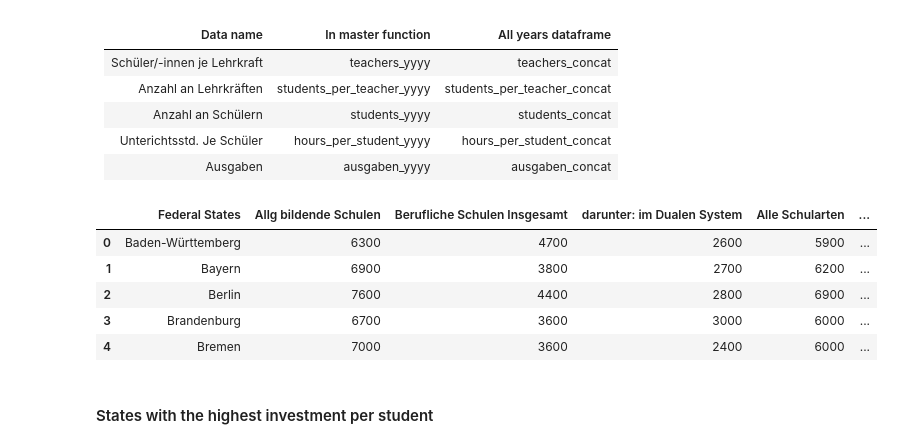
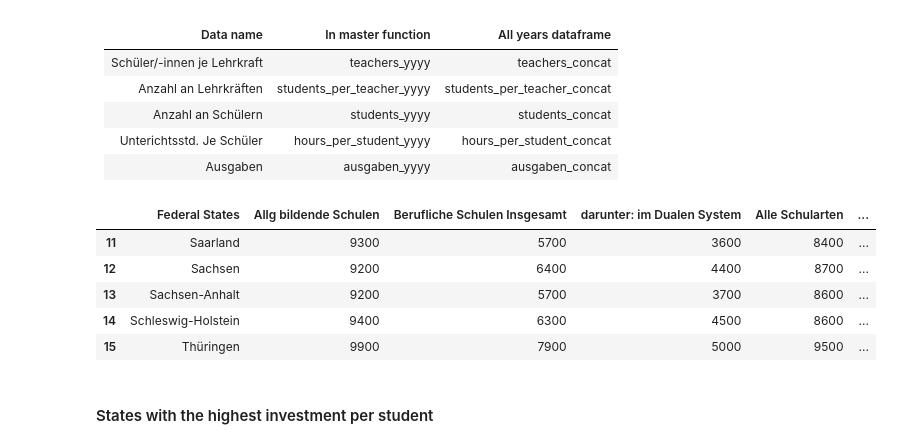
Before and after one commit to Stargazer-ger/capstone_project_hh_23_1, a Jupyter notebook: ausgaben_kk1_dr.ipynb, the cells around one changed output. Cells and saved outputs as stored; diff of their text form; code cells hidden in the pictures.

```diff
--- a/ausgaben_kk1_dr.ipynb
+++ b/ausgaben_kk1_dr.ipynb
@@ -18,14 +18,14 @@ import matplotlib.pyplot as plt
 
 from master_dr import ausgaben_concat
 # %%
-ausgaben_concat.head()
+ausgaben_concat.tail()
 # %% [output]
 |  | Federal States | Allg bildende Schulen | Berufliche Schulen Insgesamt | darunter: im Dualen System | Alle Schularten | ... |
-| 0 | Baden-Württemberg | 6300 | 4700 | 2600 | 5900 | ... |
-| 1 | Bayern | 6900 | 3800 | 2700 | 6200 | ... |
-| 2 | Berlin | 7600 | 4400 | 2800 | 6900 | ... |
-| 3 | Brandenburg | 6700 | 3600 | 3000 | 6000 | ... |
-| 4 | Bremen | 7000 | 3600 | 2400 | 6000 | ... |
+| 11 | Saarland | 9300 | 5700 | 3600 | 8400 | ... |
+| 12 | Sachsen | 9200 | 6400 | 4400 | 8700 | ... |
+| 13 | Sachsen-Anhalt | 9200 | 5700 | 3700 | 8600 | ... |
+| 14 | Schleswig-Holstein | 9400 | 6300 | 4500 | 8600 | ... |
+| 15 | Thüringen | 9900 | 7900 | 5000 | 9500 | ... |
 # %%
 #ausgaben_concat['Abitur Schuler'] = ausgaben_concat['Allg bildende Schulen'] + ausgaben_concat['Gymnasien']+ ausgaben_concat['Integrierte Gesamt schulen'] / 3
 # %% [markdown]
```
Also changed, not shown: parts of 8 cells of this notebook, 3 other files.
